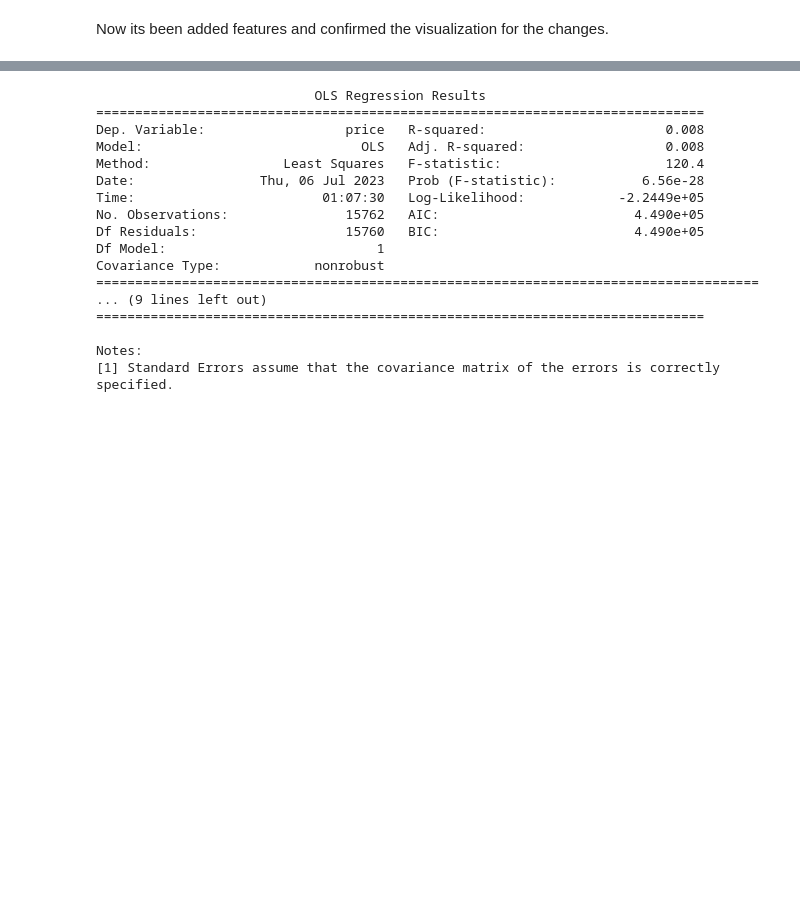
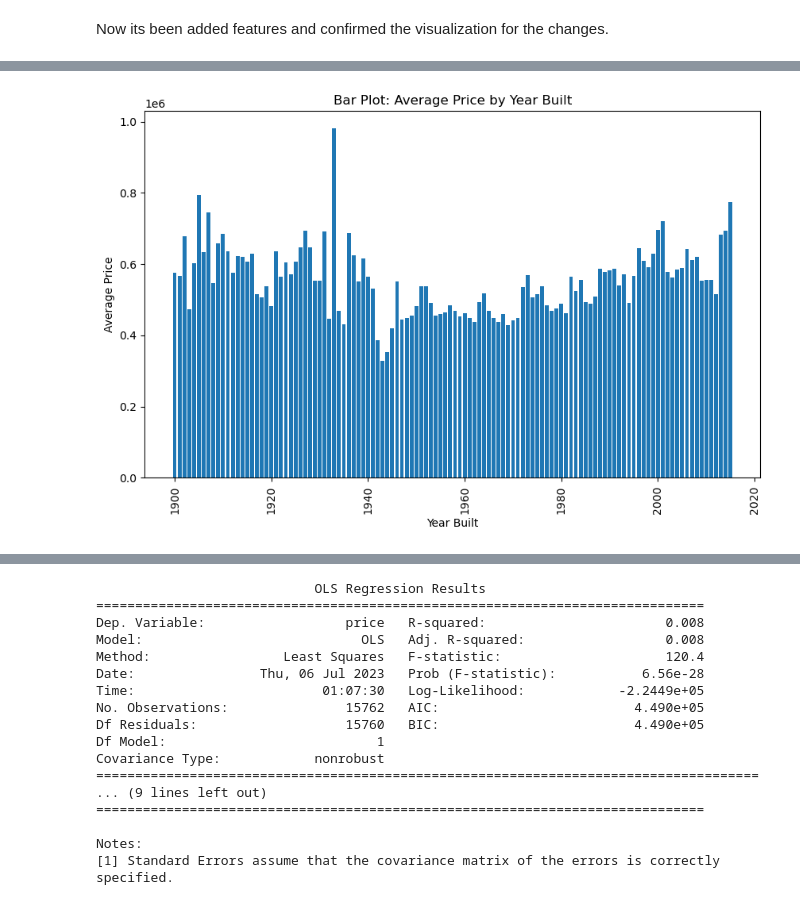
Before and after one commit to raphiqi/Real-Estate-Analysis-, a Jupyter notebook: Project 2.ipynb, the cells around one changed output, grey strips where cells are left out. Drawn from its saved outputs; the diff is of its cells as text; code cells hidden in the pictures; blank space fills up the shorter version.

```diff
--- a/Project 2.ipynb
+++ b/Project 2.ipynb
@@ -365,0 +447,17 @@ Now its been added features and confirmed the visualization for the changes.
+# %%
+# Create the bar plot
+plt.figure(figsize=(10, 6))
+plt.bar(average_price_by_year.index, average_price_by_year.values)
+
+# Set labels and title
+plt.xlabel('Year Built')
+plt.ylabel('Average Price')
+plt.title('Bar Plot: Average Price by Year Built')
+
+# Rotate x-axis labels for better visibility
+plt.xticks(rotation=90)
+
+# Show the plot
+plt.show()
+# %% [output]
+[figure, added]
```
Also changed, not shown: parts of 22 cells of this notebook.
